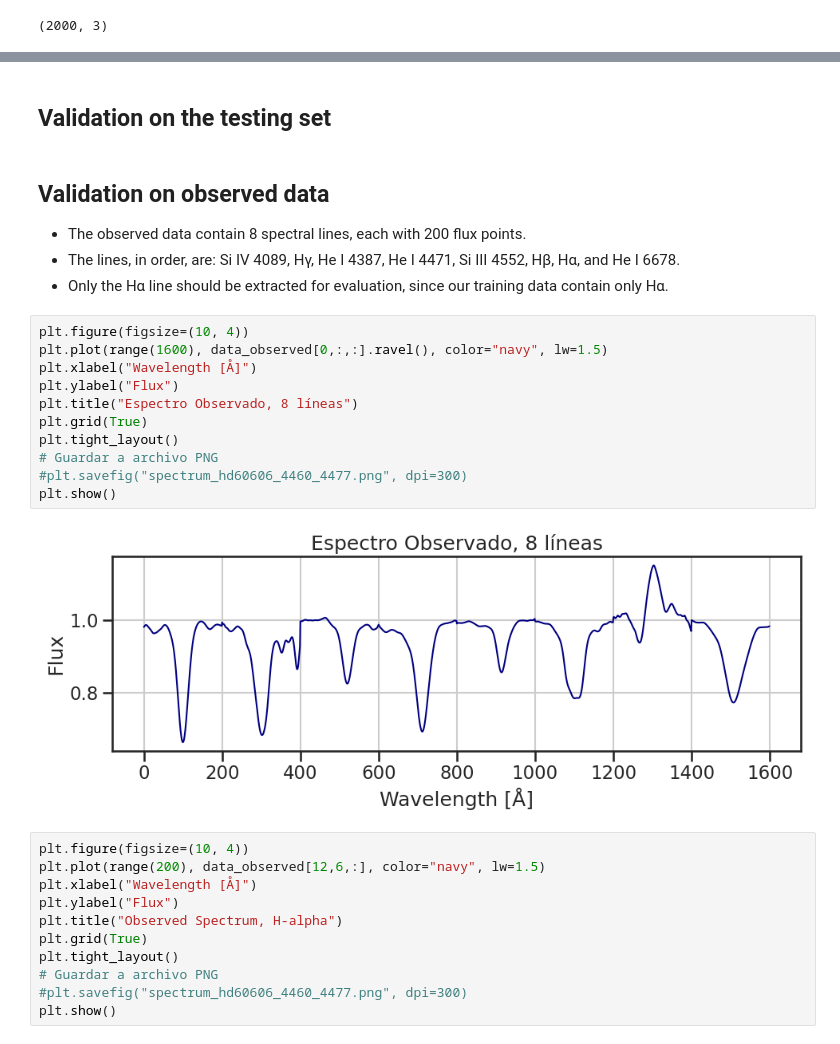
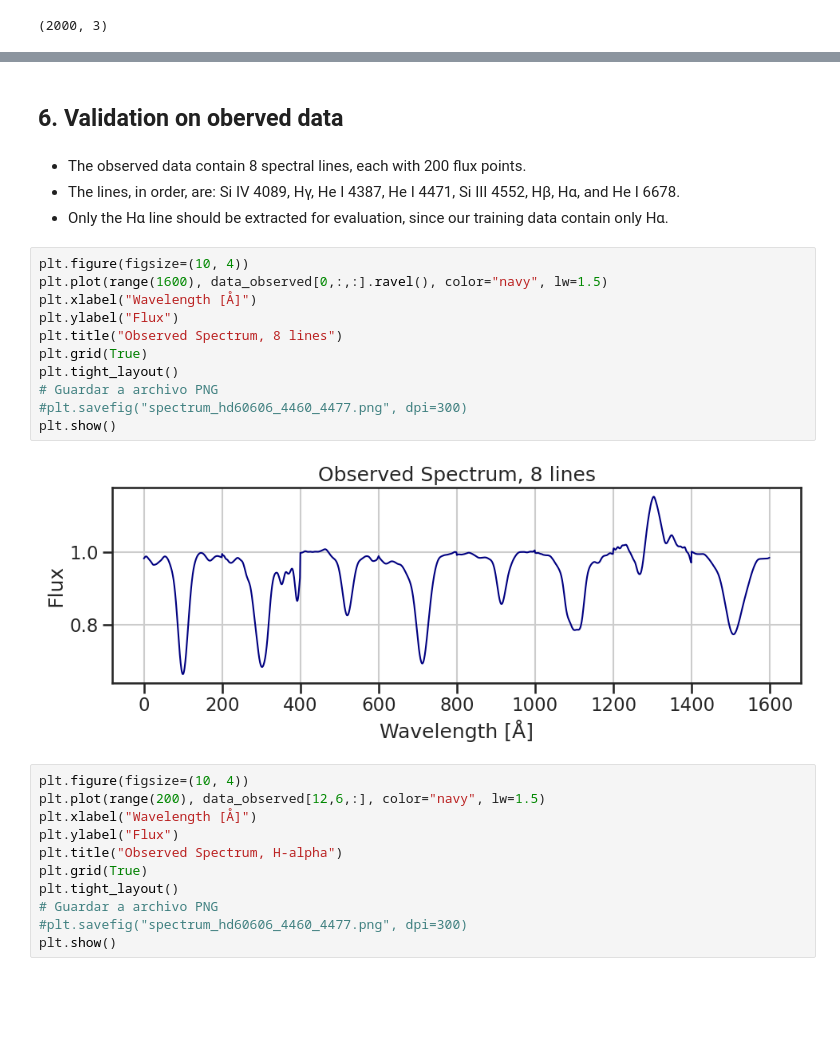
Before and after one commit to rpezoa/OCEANS_ml, a Jupyter notebook: project_stellar_param.ipynb, the cells around one changed output, grey strips where cells are left out. Drawn from its saved outputs; the diff is of its cells as text; blank space fills up the shorter version.

```diff
--- a/project_stellar_param.ipynb
+++ b/project_stellar_param.ipynb
@@ -455,24 +457,22 @@ plot_true_pred_hist(
 # %% [markdown]
-## Validation on the testing set
+## 6. Validation on oberved data
 # %% [markdown]
-## Validation on observed data
-
 * The observed data contain 8 spectral lines, each with 200 flux points.
 * The lines, in order, are: Si IV 4089, Hγ, He I 4387, He I 4471, Si III 4552, Hβ, Hα, and He I 6678.
 * Only the Hα line should be extracted for evaluation, since our training data contain only Hα.
 # %%
 plt.figure(figsize=(10, 4))
 plt.plot(range(1600), data_observed[0,:,:].ravel(), color="navy", lw=1.5)
 plt.xlabel("Wavelength [Å]")
 plt.ylabel("Flux")
-plt.title("Espectro Observado, 8 líneas")
+plt.title("Observed Spectrum, 8 lines")
 plt.grid(True)
 plt.tight_layout()
 # Guardar a archivo PNG
 #plt.savefig("spectrum_hd60606_4460_4477.png", dpi=300)
 plt.show()
 # %% [output]
-[figure, old version]
+[figure, new version]
 # %%
 plt.figure(figsize=(10, 4))
 plt.plot(range(200), data_observed[12,6,:], color="navy", lw=1.5)
```
Also changed, not shown: parts of 13 cells of this notebook.
